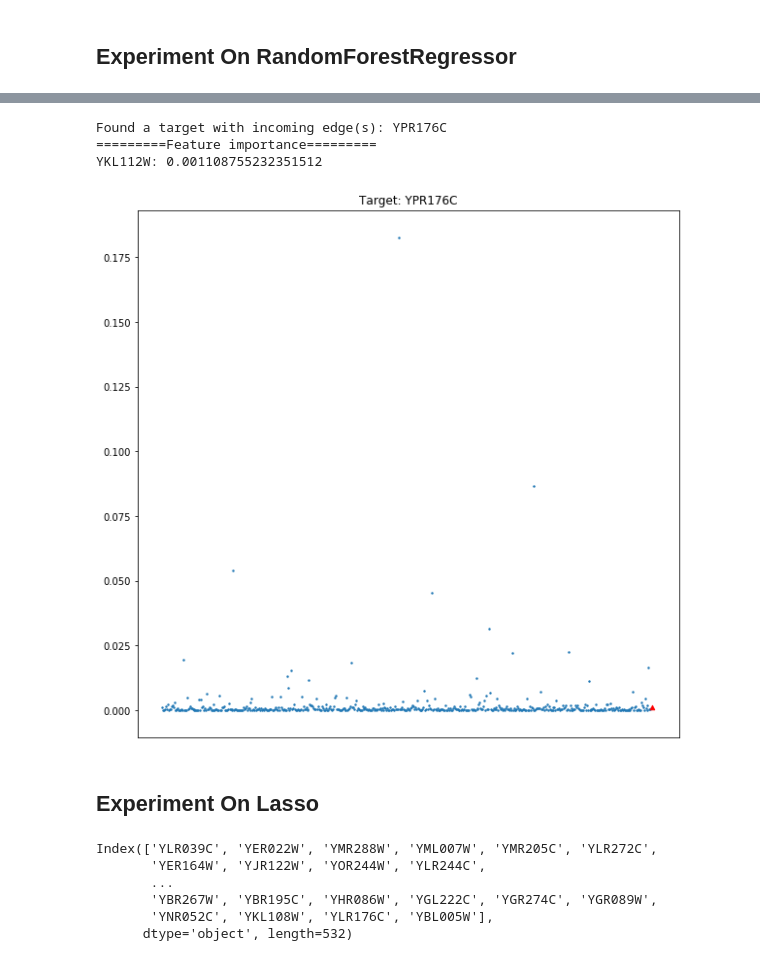
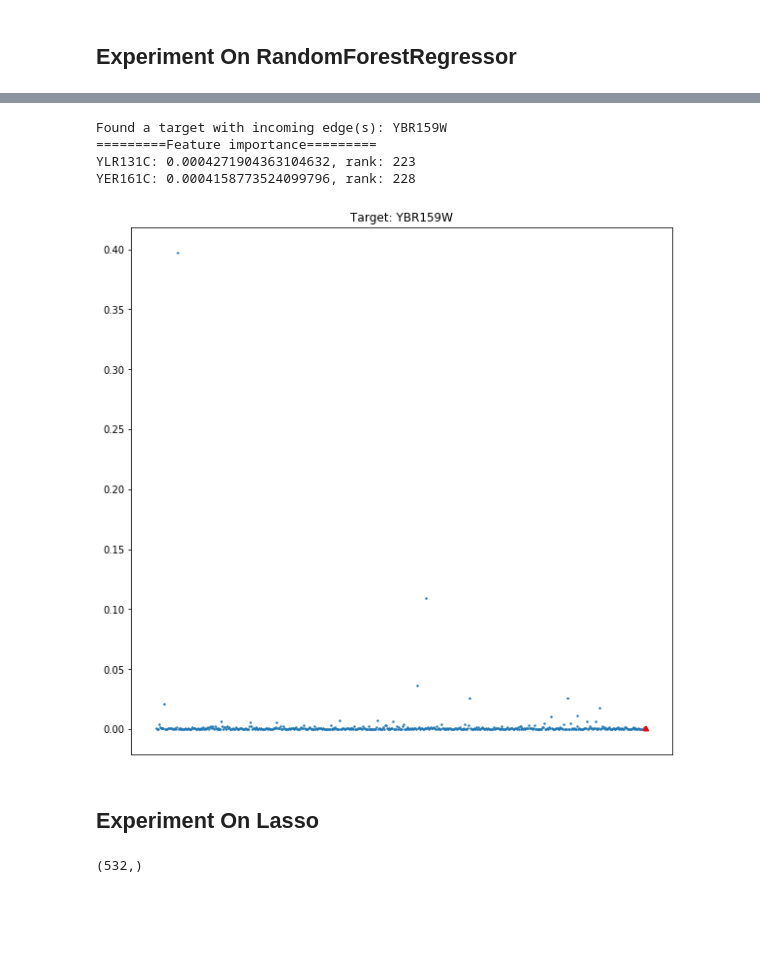
Before and after one commit to Louise15926/GRN_Inference_IY, a Jupyter notebook: scripts-notebooks/grn_notebook_expr.ipynb, the cells around one changed output, grey strips where cells are left out. Cells and saved outputs as stored; diff of their text form; code cells hidden in the pictures; blank space fills up the shorter version.

Commit message:
update expr; plot roc

```diff
--- a/scripts-notebooks/grn_notebook_expr.ipynb
+++ b/scripts-notebooks/grn_notebook_expr.ipynb
@@ -128,6 +133,6 @@ import time
 # %%
 # Only train on a subset of the target genes to speed up the tuning process
-num_target_genes = 100
+num_target_genes = 30
 indices = np.random.randint(df.shape[0], size=num_target_genes)
 indices = [True if i in indices else False for i in range(df.shape[0])]
 target_list = df.loc[indices].index.values
@@ -138,7 +143,7 @@ tf_list = tf.loc[:, 'TF']
 # %%
 regforest_edges = set()
 regforest_train_scores = []
-regforest_feature_importances = []
+regforest_feature_importances = pd.DataFrame(index=target_list, columns=tf_list)
 regforest_time = []
 
 # for target in exp_df.index.values:
@@ -148,7 +153,7 @@ for target in target_list:
 
     # Use regerssion tree
     start = time.time()
-    forest_reg = RandomForestRegressor(n_estimators = 30, max_depth = 15, bootstrap = True, min_samples_leaf = 10, n_jobs=-1)
+    forest_reg = RandomForestRegressor(n_estimators = 30, max_depth = 30, bootstrap = True, min_samples_leaf = 10, n_jobs=-1)
     forest_reg.fit(X_train, y_train)
     regforest_time.append(time.time() - start)
 
@@ -160,7 +165,7 @@ for target in target_list:
     predictors = X_label
     nonzero_filter = forest_reg.feature_importances_ != 0
     nonzero_preds = predictors[nonzero_filter]
-    regforest_feature_importances.append(forest_reg.feature_importances_)
+    regforest_feature_importances.loc[target][X_label] = forest_reg.feature_importances_
 
     # Add the predicted regulators -> target edge to the predicted edges
     for reg in nonzero_preds.values:
@@ -181,5 +225,5 @@ regforest score: 0.006573050492978787
 # %%
-def plot_feature_importance(target, labels, feature_importance, gold_df):
+def plot_feature_importance(target, feature_importances, gold_df, labels):
     gold = gold_df[gold_df['Target'] == target]['Regulator'].values
     gold_filter = labels.isin(gold)
 
@@ -188,31 +232,36 @@ def plot_feature_importance(target, labels, feature_importance, gold_df):
         return
 
     fig, ax = plt.subplots(1,1, figsize=(10,10))
-    ax.scatter(x=labels[~gold_filter], y=feature_importance[~gold_filter], s=2)
-    ax.scatter(x=labels[gold_filter], y=feature_importance[gold_filter], s=20, c='red', marker='^')
+    ax.scatter(x=labels[~gold_filter], y=feature_importances[~gold_filter], s=2)
+    ax.scatter(x=labels[gold_filter], y=feature_importances[gold_filter], s=20, c='red', marker='^')
     ax.set_title(f"Target: {target}")
     ax.xaxis.set_visible(False)
 
+    # Compute ranking of the features
+    feature_importances_rank = np.empty_like(feature_importances)
+    feature_importances_rank[np.argsort(feature_importances)] = np.arange(len(feature_importances), 0, step=-1)
+
     print("=========Feature importance=========")
-    for i, tf in enumerate(labels[gold_filter]):
-        print(f'{tf}: {feature_importance[gold_filter][i]}')
+    for tf, feature_importance, rank in zip(labels[gold_filter], feature_importances[gold_filter], feature_importances_rank[gold_filter]):
+        print(f'{tf}: {feature_importance}, rank: {rank}')
 # %%
 examine_target_idx, examine_target = None, None
 while True:
     examine_target_idx = np.random.randint(len(target_list))
     examine_target = target_list[examine_target_idx]
     if len(gold_df[gold_df['Target'] == examine_target]['Regulator'].values) > 0:
         print(f'Found a target with incoming edge(s): {examine_target}')
         break
 
-examine_feature_imp = regforest_feature_importances[examine_target_idx]
-labels = df.loc[tf_list, :].drop(index=examine_target).index if examine_target in tf_list.values else df.loc[tf_list, :].index
-plot_feature_importance(examine_target, labels, np.array(examine_feature_imp), gold_df)
+examine_feature_imp = np.array(regforest_feature_importances.loc[examine_target])
+# labels = df.loc[tf_list, :].drop(index=examine_target).index if examine_target in tf_list.values else df.loc[tf_list, :].index
+plot_feature_importance(examine_target, examine_feature_imp, gold_df, tf_list)
 # %% [output]
-Found a target with incoming edge(s): YPR176C
+Found a target with incoming edge(s): YBR159W
 =========Feature importance=========
-YKL112W: 0.001108755232351512
+YLR131C: 0.0004271904363104632, rank: 223
+YER161C: 0.0004158773524099796, rank: 228
-[figure, old version]
+[figure, new version]
 # %% [markdown]
 ## Experiment On Lasso
 # %%
@@ -244,13 +293,8 @@ for target in target_list:
     # Add the predicted regulators -> target edge to the predicted edges
     for reg in nonzero_preds.values:
         pred_edges.add(f'{reg}->{target}')
-# %%
-# np.array(regforest_feature_importances[examine_target_idx])
-labels
-# %% [output]
-Index(['YLR039C', 'YER022W', 'YMR288W', 'YML007W', 'YMR205C', 'YLR272C',
-       'YER164W', 'YJR122W', 'YOR244W', 'YLR244C',
-       ...
-       'YBR267W', 'YBR195C', 'YHR086W', 'YGL222C', 'YGR274C', 'YGR089W',
-       'YNR052C', 'YKL108W', 'YLR176C', 'YBL005W'],
-      dtype='object', length=532)
+# %%
+np.array(regforest_feature_importances.loc[examine_target]).shape
+tf_list.shape
+# %% [output]
+(532,)
```
Also changed, not shown: parts of 5 cells of this notebook.
